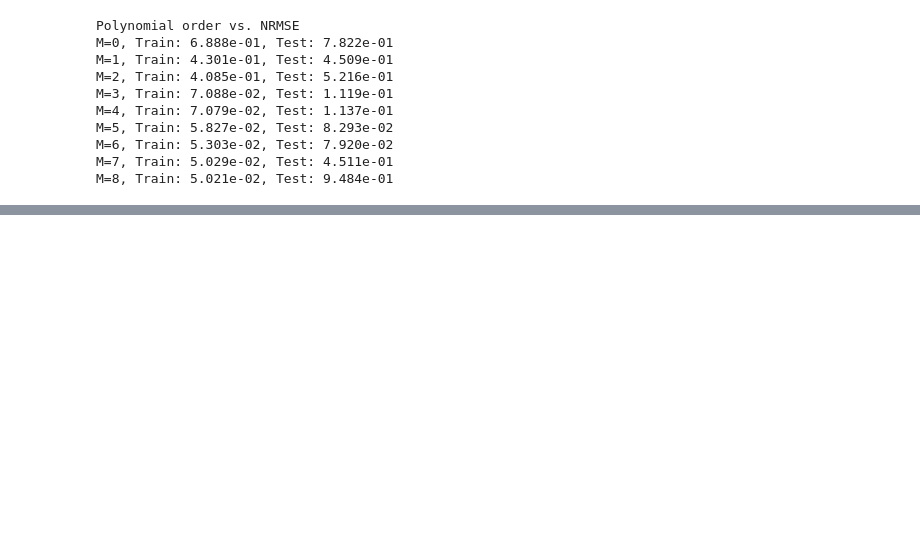
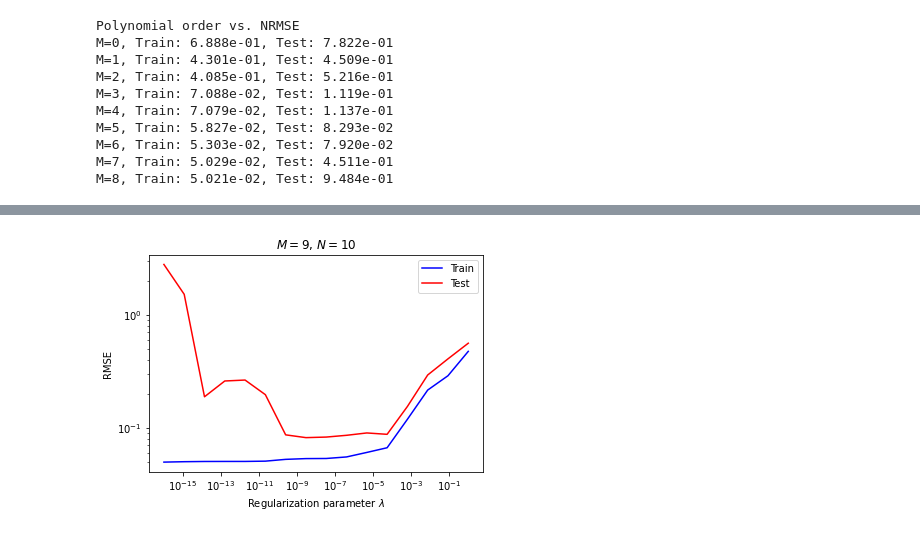
Before and after one commit to cdl-hanyang/cdl2022-s-ml, a Jupyter notebook: week1_1_polynomial_curve_fitting.ipynb, the cells around one changed output, grey strips where cells are left out. Cells and saved outputs as stored; diff of their text form; code cells hidden in the pictures; blank space fills up the shorter version.

```diff
--- a/week1_1_polynomial_curve_fitting.ipynb
+++ b/week1_1_polynomial_curve_fitting.ipynb
@@ -126,0 +131,35 @@ plt.show()
+# %%
+def polyLSMRidge(x, y, lam, M=0):
+    """ 1-D polynomial curve fitting using Redge Regression
+    Args
+    ====
+        x (ndarray): Training samples
+        y (ndarray): Target responses for training samples
+        lam (float): Regularization parameter
+        M (int): Polynomial order
+
+    Returns
+    =======
+        fhat (function): Polynomial hypothesis model
+        w (ndarray): Optimal weight vector
+        err (float): Training error (NRMSE)
+    """
+    X = np.stack([x**i for i in range(M + 1)], axis=1)
+    w = np.linalg.solve(X.T@X + lam*np.eye(M+1), X.T@y)
+    yhat = X@w
+    err = np.sqrt(np.mean((yhat - y)**2))
+    fhat = lambda x: np.stack([x**i for i in range(M + 1)], axis=1)@w
+    return fhat, w, err
+# %%
+err_train_list = []
+err_test_list = []
+lam_list = np.logspace(-16, 0, 16)
+print('lam vs. RMSE')
+M = 9
+for lam in lam_list:
+    fhat, _, err_train = polyLSMRidge(x_train, y_train, lam, M=9)
+    err_train_list.append(err_train)
+    yhat_test = fhat(x_test)
+    err_test = np.sqrt(np.mean((yhat_test - y_test)**2))
+    err_test_list.append(err_test)
+    print(f'lam={lam:.1e}, Train: {err_train:.3e}, Test: {err_test:.3e}')
@@ -126,0 +184,10 @@ plt.show()
+# %%
+plt.loglog(lam_list, err_train_list, 'b-', label='Train')
+plt.loglog(lam_list, err_test_list, 'r-', label='Test')
+plt.xlabel(f'Regularization parameter $\lambda$')
+plt.ylabel('RMSE')
+plt.title(rf'$M = {M:d}$, $N = {N:d}$')
+plt.legend()
+plt.show()
+# %% [output]
+[figure, added]
```
Also changed, not shown: parts of 7 cells of this notebook.
